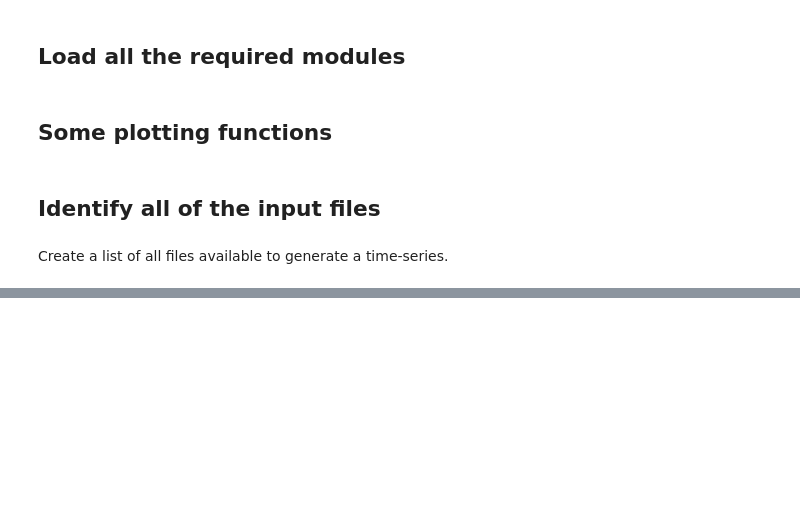
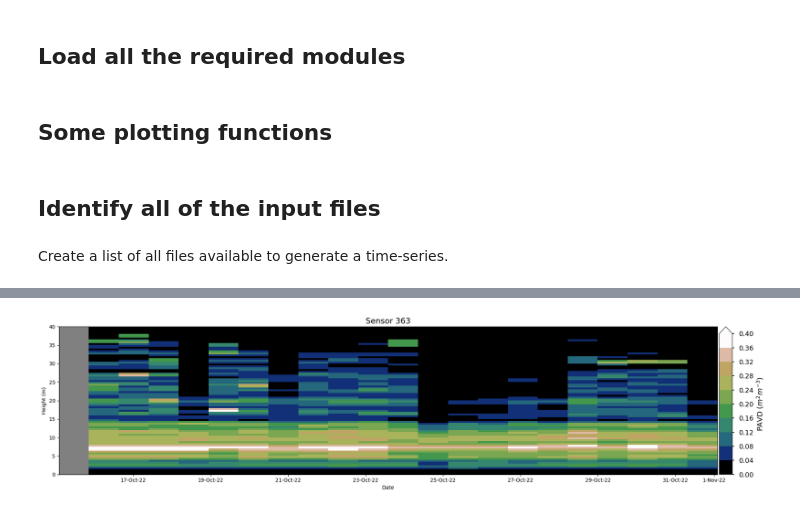
Before and after one commit to armstonj/pylidar-tls-canopy, a Jupyter notebook: notebooks/03_leaf_example.ipynb, the cells around one changed output, grey strips where cells are left out. Saved outputs shown, nothing was run; the diff lists cells and outputs as text; code cells hidden in the pictures; blank space fills up the shorter version.

```diff
--- a/notebooks/03_leaf_example.ipynb
+++ b/notebooks/03_leaf_example.ipynb
@@ -96,0 +165,29 @@ for leaf_file in data_csv_list:
+# %%
+hres = 0.5
+max_h = 40
+
+ncols = len(hemi_csv_list)
+nrows = int(max_h / hres)
+pavd_grid = np.full((nrows,ncols), -9999, dtype=float)
+# %%
+leaf_dates = []
+leaf_pai = []
+leaf_files = sorted(hemi_csv_list)
+
+for i,leaf_file in enumerate(leaf_files):
+    vpp = plant_profile.Jupp2009(hres=hres, zres=5, ares=360, min_z=5, max_z=70, min_h=0, max_h=max_h)
+    valid = vpp.add_leaf_scan_position(leaf_file, method='WEIGHTED', min_zenith=5, max_zenith=70, sensor_height=1.5)
+    if valid:
+        vpp.get_pgap_theta_z(min_azimuth=0, max_azimuth=360)
+        pai = vpp.calcSolidAnglePlantProfiles()
+        pavd_grid[:,i] = vpp.get_pavd(pai)
+        leaf_pai.append(pai[-1])
+        leaf_dates.append(vpp.datetime)
+# %%
+extent = [mdates.date2num(leaf_dates[0]),mdates.date2num(leaf_dates[-1]),0,max_h]
+pavd_grid = np.ma.masked_equal(pavd_grid, -9999)
+# %%
+plot_timseries_2d(pavd_grid[::-1], clim=[0,0.4], title=f'Sensor {sensor:d}', nbins=10, cmap=matplotlib.cm.get_cmap('gist_earth',10),
+                  label=r'PAVD ($m^{2} m^{-3}$)', facecolor='0.5', extend='max', extent=extent, figsize=(20,5))
+# %% [output]
+[figure, added]
```
Also changed, not shown: parts of 15 cells of this notebook, 1 other file.
